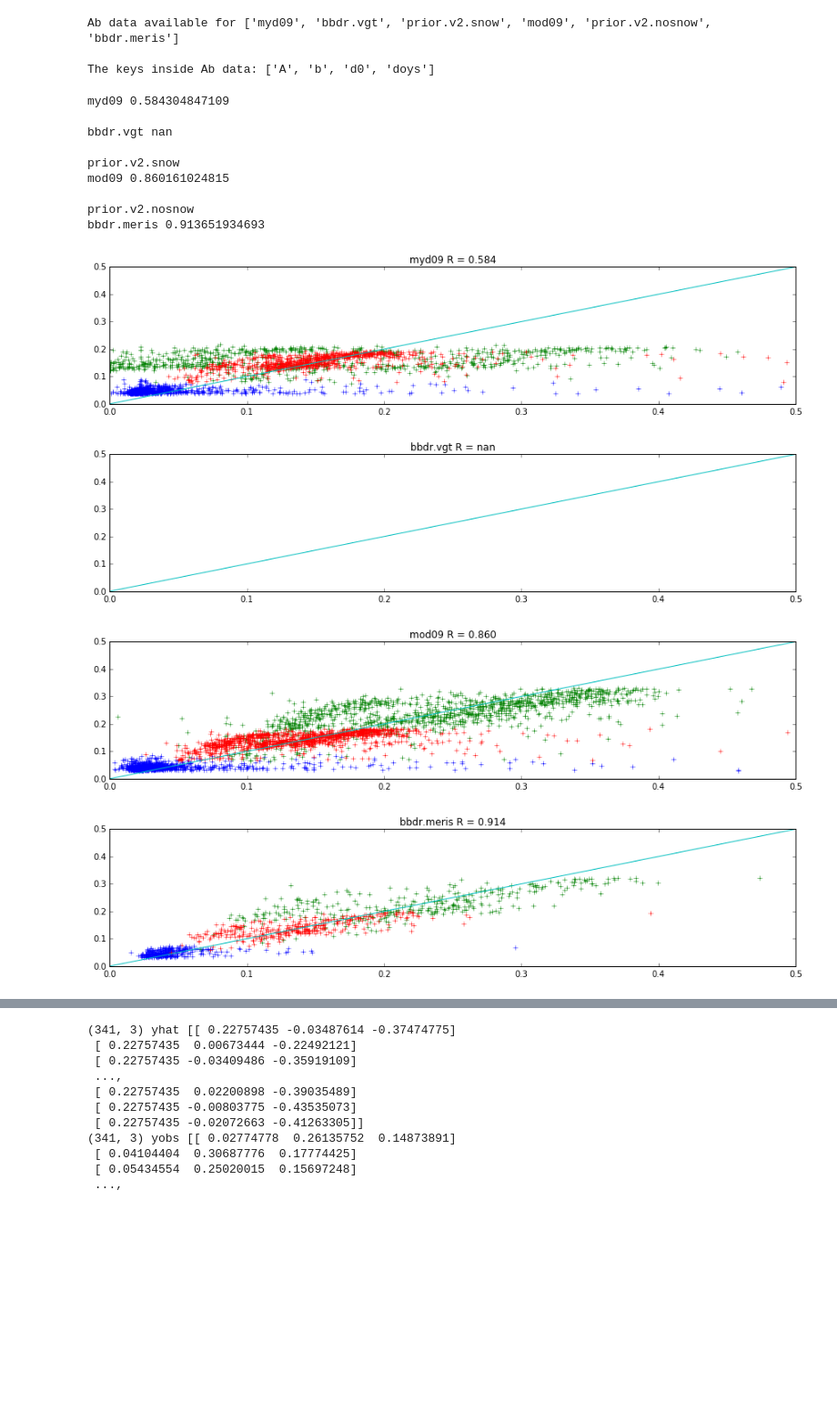
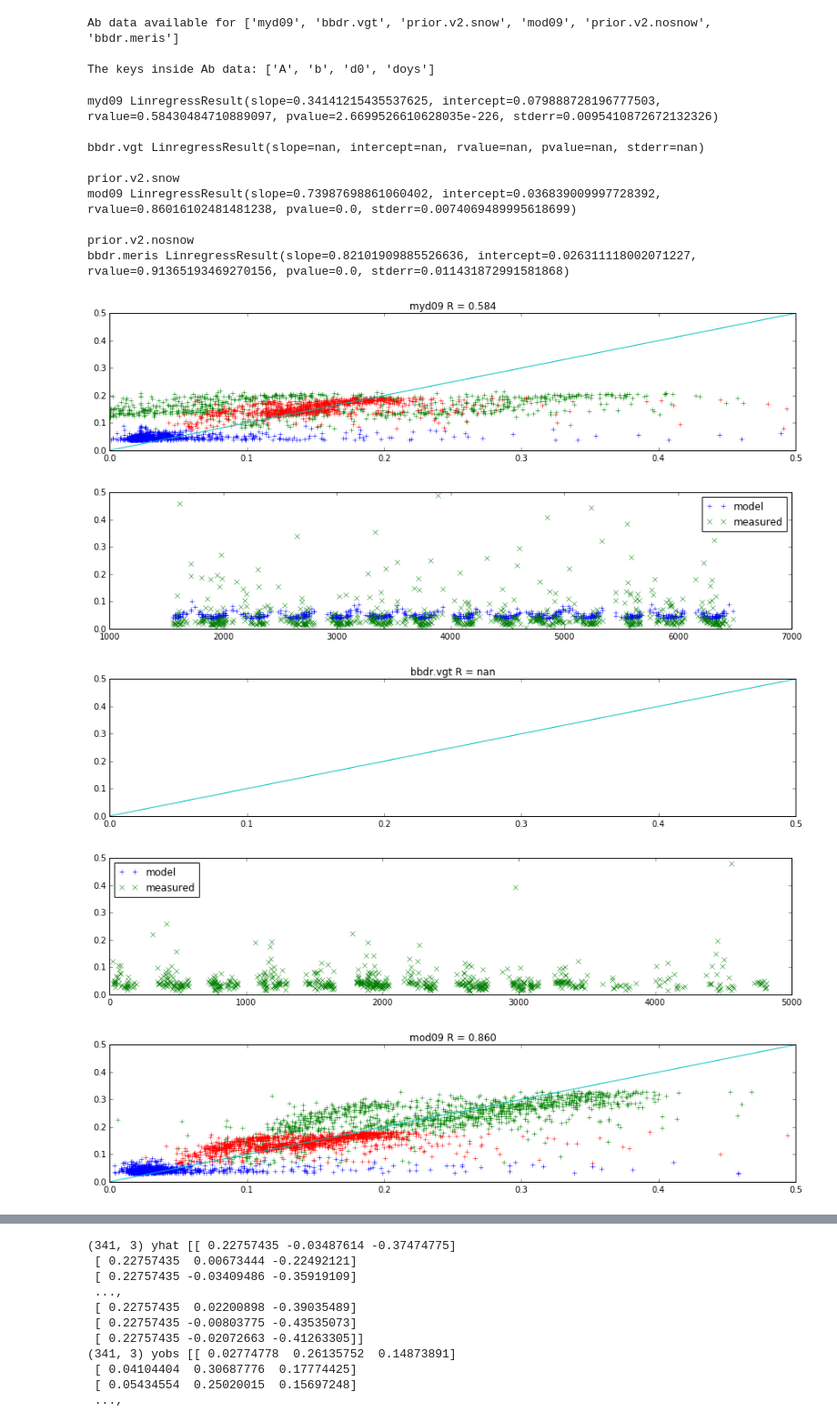
Before and after one commit to UCL-EO/QA4ECV_ATBD, a Jupyter notebook: notebooks/Solvers.ipynb, the cells around one changed output, grey strips where cells are left out. Shown: that part at 91% size. Drawn from its saved outputs; the diff is of its cells as text; code cells hidden in the pictures; blank space fills up the shorter version.

```diff
--- a/notebooks/Solvers.ipynb
+++ b/notebooks/Solvers.ipynb
@@ -78,9 +78,8 @@ def subblock(A,i,j=None,nskip=9):
 
 
 # solve for each observation dataset, assuming constant over time
-import scipy.stats
 for sensor in abdata.keys():
-    A,b = abdata[sensor]['A'],abdata[sensor]['b']
+    A,b,d0 = abdata[sensor]['A'],abdata[sensor]['b'],abdata[sensor]['d0']
     Ablocks = np.array([subblock(A,i) for i in xrange(A.shape[0]/nskip)])
     # shape is eg (6483, 9, 9)
     bblocks = np.array([subblock(b,i) for i in xrange(A.shape[0]/nskip)])
@@ -96,41 +95,47 @@ for sensor in abdata.keys():
 
     print sensor,
     try:
+        t = ncdata[sensor]['idoy']
         ss = ncdata[sensor]['kernels'].shape
         # Note the need to swap axes 0 and 1 here to more
         # simply define the k matrix
         k = np.swapaxes(ncdata[sensor]['kernels'],0,1).reshape((nskip,ss[-1])).T
         plt.figure(figsize=(15,3))
         yhat = np.dot(k,xx.T)
         yobs = ncdata[sensor]['refl']
         #print yhat.shape
         plt.plot(yobs.T,yhat,'+')
         #import pdb;pdb.set_trace()
-        txt = scipy.stats.linregress(np.array(yobs).T.flatten(),np.array(yhat).flatten())[2]
+        txt = scipy.stats.linregress(np.array(yobs).T.flatten(),np.array(yhat).flatten())
         print txt
-        plt.title(sensor + ' R = %.3f'%txt)
+        plt.title(sensor + ' R = %.3f'%txt[2])
         plt.xlim(0,0.5)
         plt.ylim(0,0.5)
         plt.plot([0.,1],[0.,1])
+
+        plt.figure(figsize=(15,3))
+        plt.plot(t,yhat[:,0],'+',label='model')
+        plt.plot(t,yobs.T[:,0],'x',label='measured')
+        plt.legend(loc='best')
+        plt.ylim(0,0.5)
         #print yhat.shape
     except:
         pass
-    # x as a string
-    xstr = str(x).replace('[','').replace(']\n','').replace(']','')
 
     print
 #plt.legend()
 # %% [output]
-myd09 0.584304847109
+myd09 LinregressResult(slope=0.34141215435537625, intercept=0.079888728196777503, rvalue=0.58430484710889097, pvalue=2.6699526610628035e-226, stderr=0.0095410872672132326)
 
-bbdr.vgt nan
+bbdr.vgt LinregressResult(slope=nan, intercept=nan, rvalue=nan, pvalue=nan, stderr=nan)
 
 prior.v2.snow
-mod09 0.860161024815
+mod09 LinregressResult(slope=0.73987698861060402, intercept=0.036839009997728392, rvalue=0.86016102481481238, pvalue=0.0, stderr=0.0074069489995618699)
 
 prior.v2.nosnow
-bbdr.meris 0.913651934693
+bbdr.meris LinregressResult(slope=0.82101909885526636, intercept=0.026311118002071227, rvalue=0.91365193469270156, pvalue=0.0, stderr=0.011431872991581868)
 [figure]
-[figure, old version]
+[figure, new version]
-[figure, old version]
+[figure, new version]
-[figure, old version]
+[figure, new version]
+[figure, added]
```
Also changed, not shown: parts of 3 cells of this notebook, 1 other file.
